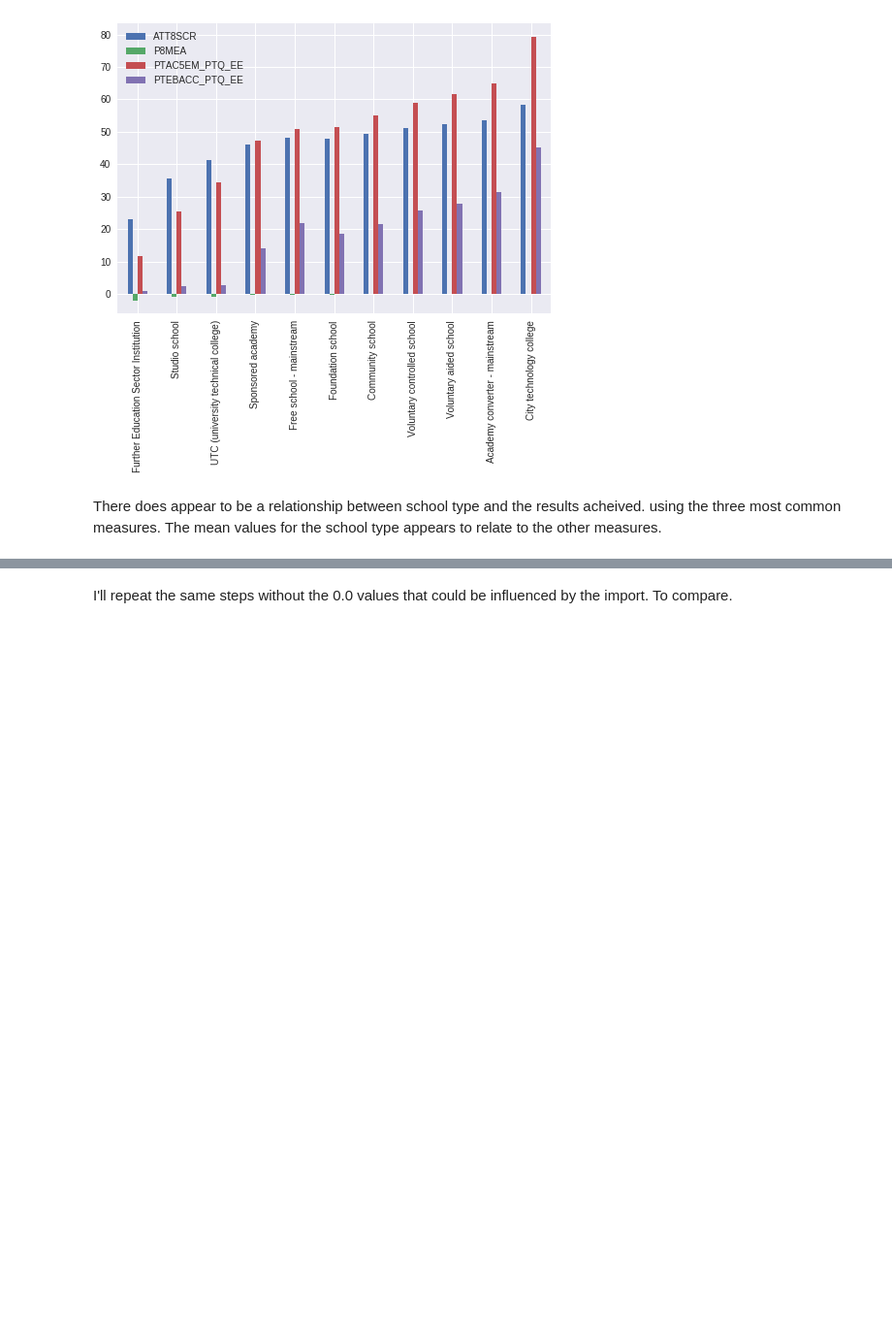
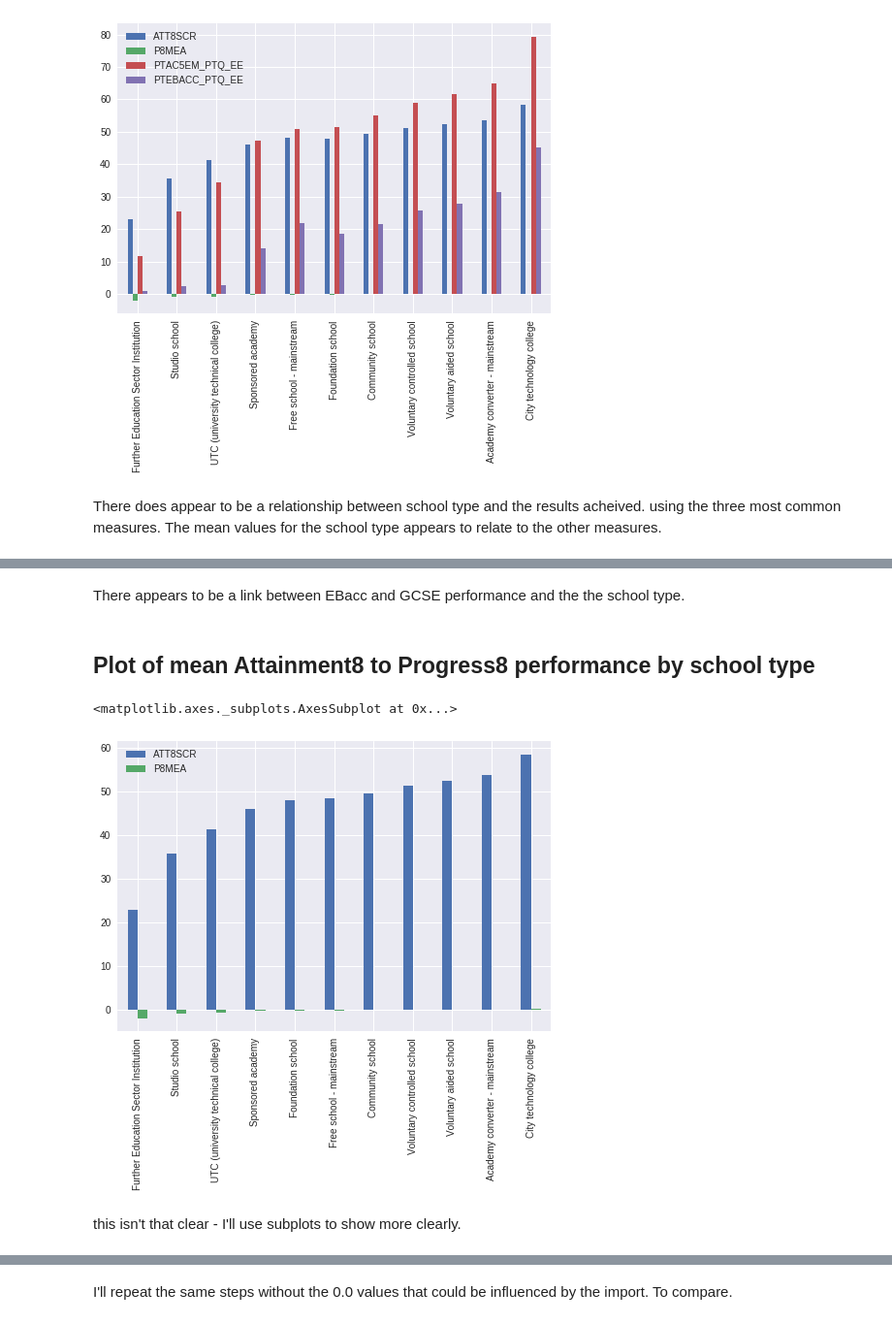
Before and after one commit to snowkuma/tm351-notebooks, a Jupyter notebook: _dcs283_EMA_2017J/ema_project_notebook.ipynb, the cells around one changed output, grey strips where cells are left out. Shown at 97% size. Saved outputs shown, nothing was run; the diff lists cells and outputs as text; code cells hidden in the pictures; blank space fills up the shorter version.

```diff
--- a/_dcs283_EMA_2017J/ema_project_notebook.ipynb
+++ b/_dcs283_EMA_2017J/ema_project_notebook.ipynb
@@ -1481,0 +1498,11 @@ Lets see them in pairs to see
+# %% [markdown]
+There appears to be a link between EBacc and GCSE performance and the the school type.
+# %% [markdown]
+## Plot of mean Attainment8 to Progress8 performance by school type
+# %%
+grouped_df[['ATT8SCR', 'P8MEA']].sort_values('ATT8SCR').plot(kind="bar")
+# %% [output]
+<matplotlib.axes._subplots.AxesSubplot at 0x...>
+[figure, added]
+# %% [markdown]
+this isn't that clear - I'll use subplots to show more clearly.
```
Also changed, not shown: parts of 80 cells of this notebook.
